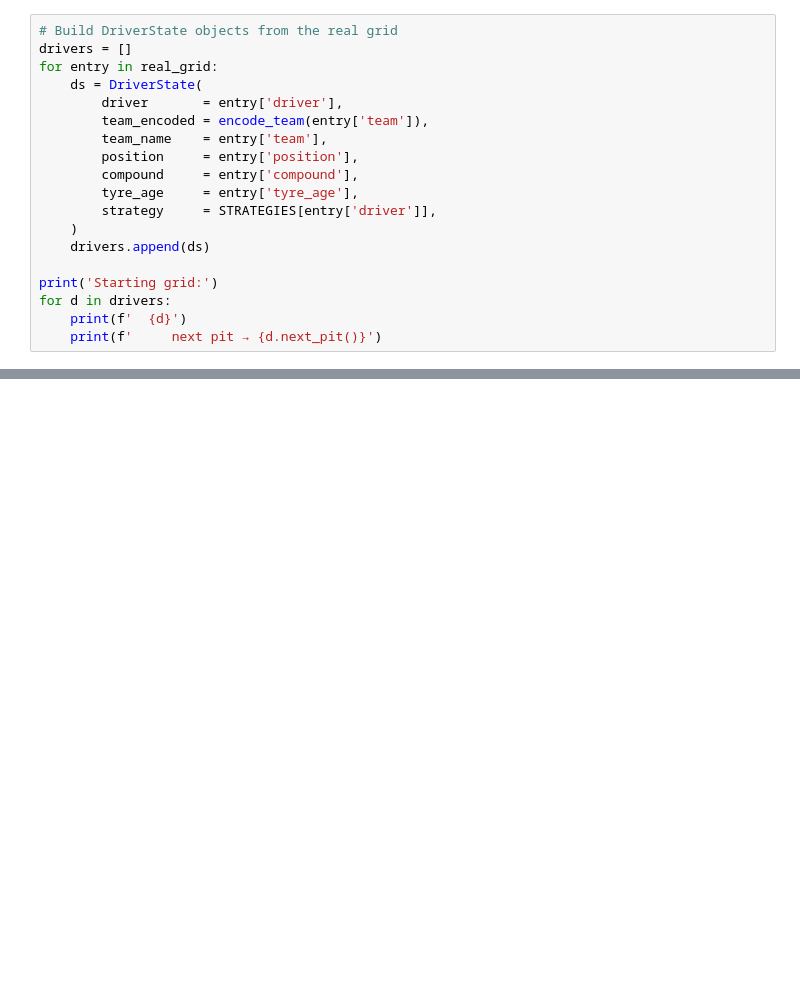
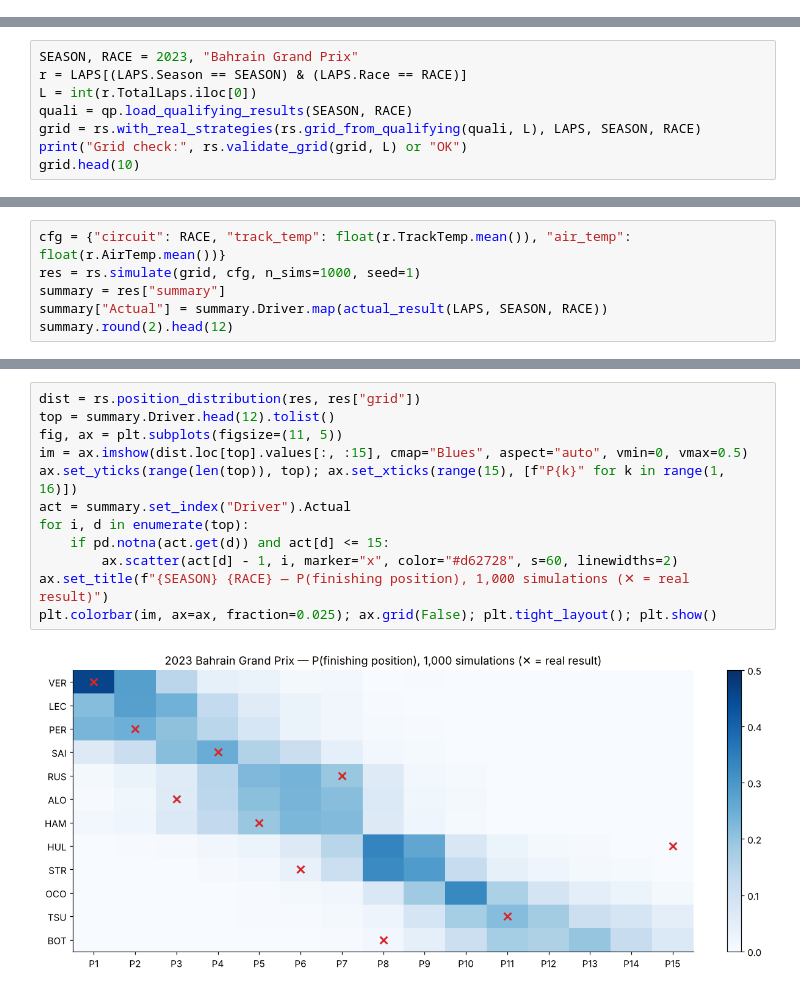
Before and after one commit to pdf1802/f1-data-science, a Jupyter notebook: notebooks/race_simulator.ipynb, the cells around one changed output, grey strips where cells are left out. Cells and saved outputs as stored; diff of their text form; blank space fills up the shorter version.

```diff
--- a/notebooks/race_simulator.ipynb
+++ b/notebooks/race_simulator.ipynb
@@ -447,19 +0,0 @@ print('✅ DriverState defined')
-# %%
-# Build DriverState objects from the real grid
-drivers = []
-for entry in real_grid:
-    ds = DriverState(
-        driver       = entry['driver'],
-        team_encoded = encode_team(entry['team']),
-        team_name    = entry['team'],
-        position     = entry['position'],
-        compound     = entry['compound'],
-        tyre_age     = entry['tyre_age'],
-        strategy     = STRATEGIES[entry['driver']],
-    )
-    drivers.append(ds)
-
-print('Starting grid:')
-for d in drivers:
-    print(f'  {d}')
-    print(f'     next pit → {d.next_pit()}')
@@ -889,0 +99,8 @@ print('✅ Chart saved to your Drive as race_simulation.png')
+# %%
+SEASON, RACE = 2023, "Bahrain Grand Prix"
+r = LAPS[(LAPS.Season == SEASON) & (LAPS.Race == RACE)]
+L = int(r.TotalLaps.iloc[0])
+quali = qp.load_qualifying_results(SEASON, RACE)
+grid = rs.with_real_strategies(rs.grid_from_qualifying(quali, L), LAPS, SEASON, RACE)
+print("Grid check:", rs.validate_grid(grid, L) or "OK")
+grid.head(10)
@@ -889,0 +161,6 @@ print('✅ Chart saved to your Drive as race_simulation.png')
+# %%
+cfg = {"circuit": RACE, "track_temp": float(r.TrackTemp.mean()), "air_temp": float(r.AirTemp.mean())}
+res = rs.simulate(grid, cfg, n_sims=1000, seed=1)
+summary = res["summary"]
+summary["Actual"] = summary.Driver.map(actual_result(LAPS, SEASON, RACE))
+summary.round(2).head(12)
@@ -889,0 +181,14 @@ print('✅ Chart saved to your Drive as race_simulation.png')
+# %%
+dist = rs.position_distribution(res, res["grid"])
+top = summary.Driver.head(12).tolist()
+fig, ax = plt.subplots(figsize=(11, 5))
+im = ax.imshow(dist.loc[top].values[:, :15], cmap="Blues", aspect="auto", vmin=0, vmax=0.5)
+ax.set_yticks(range(len(top)), top); ax.set_xticks(range(15), [f"P{k}" for k in range(1, 16)])
+act = summary.set_index("Driver").Actual
+for i, d in enumerate(top):
+    if pd.notna(act.get(d)) and act[d] <= 15:
+        ax.scatter(act[d] - 1, i, marker="x", color="#d62728", s=60, linewidths=2)
+ax.set_title(f"{SEASON} {RACE} — P(finishing position), 1,000 simulations (✕ = real result)")
+plt.colorbar(im, ax=ax, fraction=0.025); ax.grid(False); plt.tight_layout(); plt.show()
+# %% [output]
+[figure, added]
```
Also changed, not shown: parts of 46 cells of this notebook, 8 other files.
